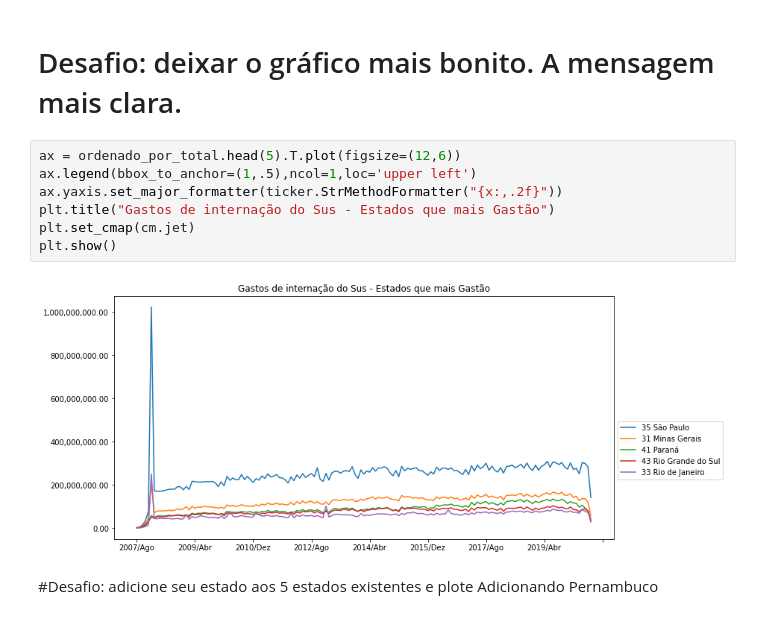
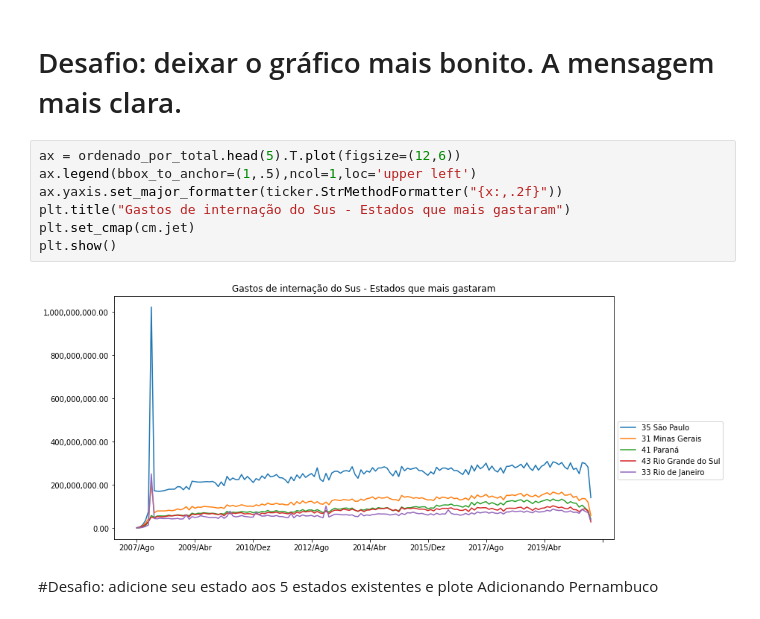
Before and after one commit to rabastos44/Bootcamp-Data-Science-Alura, a Jupyter notebook: Agendamento Hospitalar-a3.ipynb, the cells around one changed output. Saved outputs shown, nothing was run; the diff lists cells and outputs as text.

```diff
--- a/Agendamento Hospitalar-a3.ipynb
+++ b/Agendamento Hospitalar-a3.ipynb
@@ -462,12 +462,12 @@ ordenado_por_total.head()
 # %%
 ax = ordenado_por_total.head(5).T.plot(figsize=(12,6))
 ax.legend(bbox_to_anchor=(1,.5),ncol=1,loc='upper left')
 ax.yaxis.set_major_formatter(ticker.StrMethodFormatter("{x:,.2f}"))
-plt.title("Gastos de internação do Sus - Estados que mais Gastão")
+plt.title("Gastos de internação do Sus - Estados que mais gastaram")
 plt.set_cmap(cm.jet)
 plt.show()
 # %% [output]
-[figure, old version]
+[figure, new version]
 # %% [markdown]
 #Desafio: adicione seu estado aos 5 estados existentes e plote
 Adicionando Pernambuco
```
Also changed, not shown: parts of 8 cells of this notebook.
